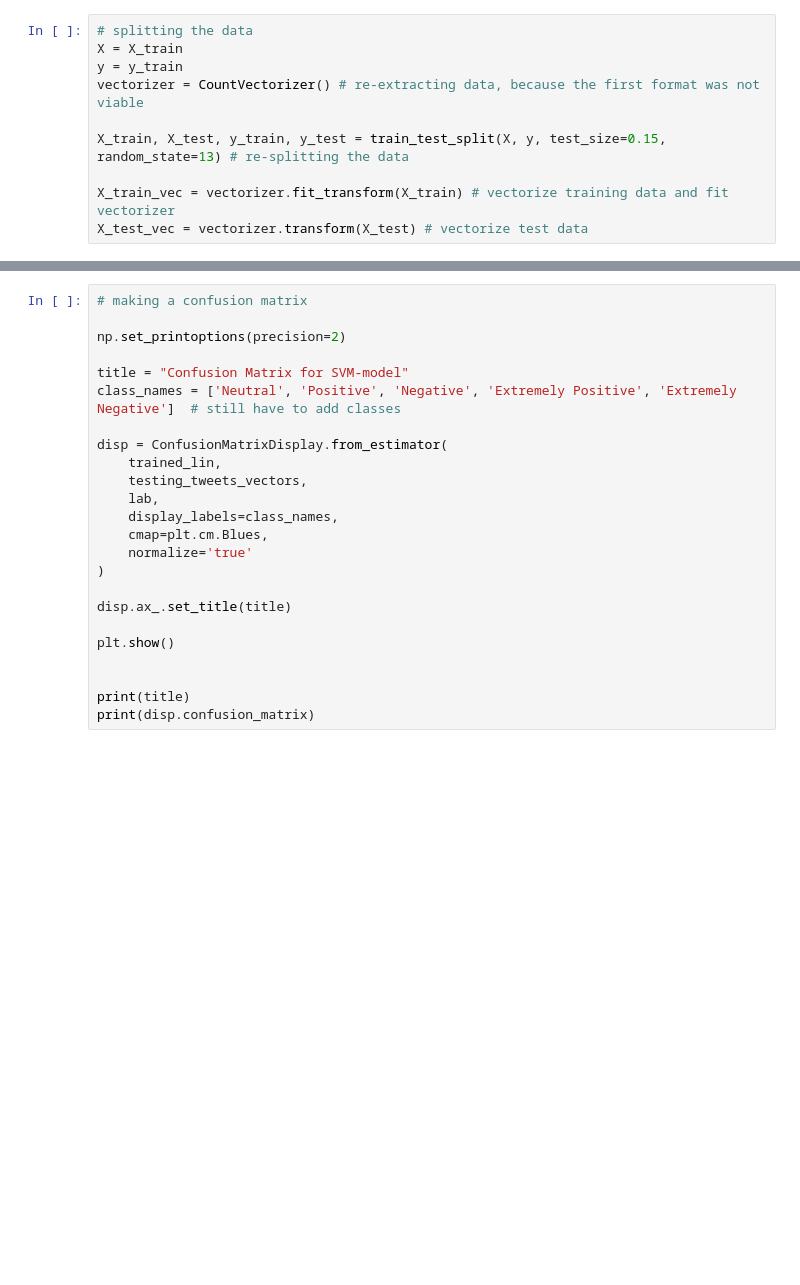
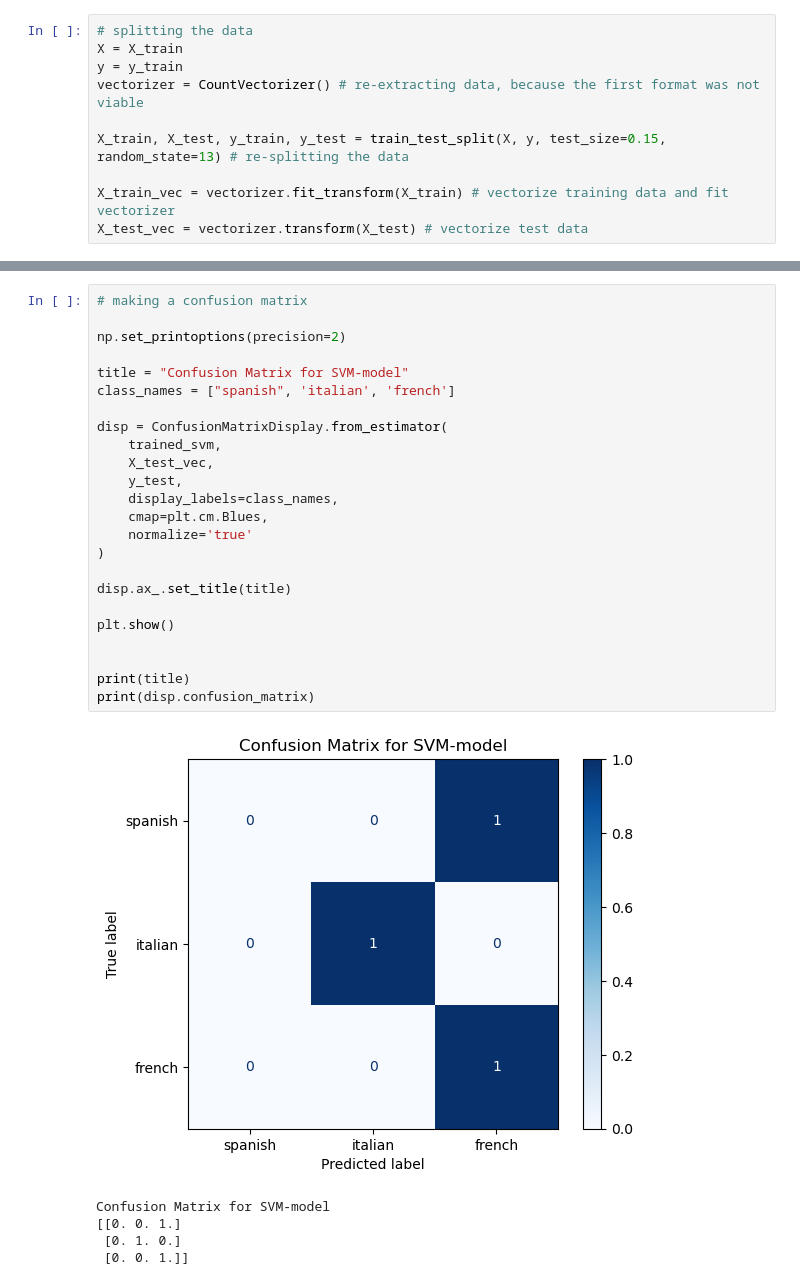
Before and after one commit to nataliajm115/TM_project, a Jupyter notebook: SVM_NLI_TextMining.ipynb, the cells around one changed output, grey strips where cells are left out. Drawn from its saved outputs; the diff is of its cells as text; blank space fills up the shorter version.

Commit message:
Update SVM_NLI_TextMining.ipynb
updated the confusion matrix

```diff
--- a/SVM_NLI_TextMining.ipynb
+++ b/SVM_NLI_TextMining.ipynb
@@ -63,24 +79,30 @@ classification_report(y_pred_svm, y_test, "LinearSVM")
 # %%
 # making a confusion matrix
 
 np.set_printoptions(precision=2)
 
 title = "Confusion Matrix for SVM-model"
-class_names = ['Neutral', 'Positive', 'Negative', 'Extremely Positive', 'Extremely Negative']  # still have to add classes
+class_names = ["spanish", 'italian', 'french']
 
 disp = ConfusionMatrixDisplay.from_estimator(
-    trained_lin,
-    testing_tweets_vectors,
-    lab,
+    trained_svm,
+    X_test_vec,
+    y_test,
     display_labels=class_names,
     cmap=plt.cm.Blues,
     normalize='true'
 )
 
 disp.ax_.set_title(title)
 
 plt.show()
 
 
 print(title)
 print(disp.confusion_matrix)
+# %% [output]
+[figure, added]
+Confusion Matrix for SVM-model
+[[0. 0. 1.]
+ [0. 1. 0.]
+ [0. 0. 1.]]
```
Also changed, not shown: parts of 4 cells of this notebook.
